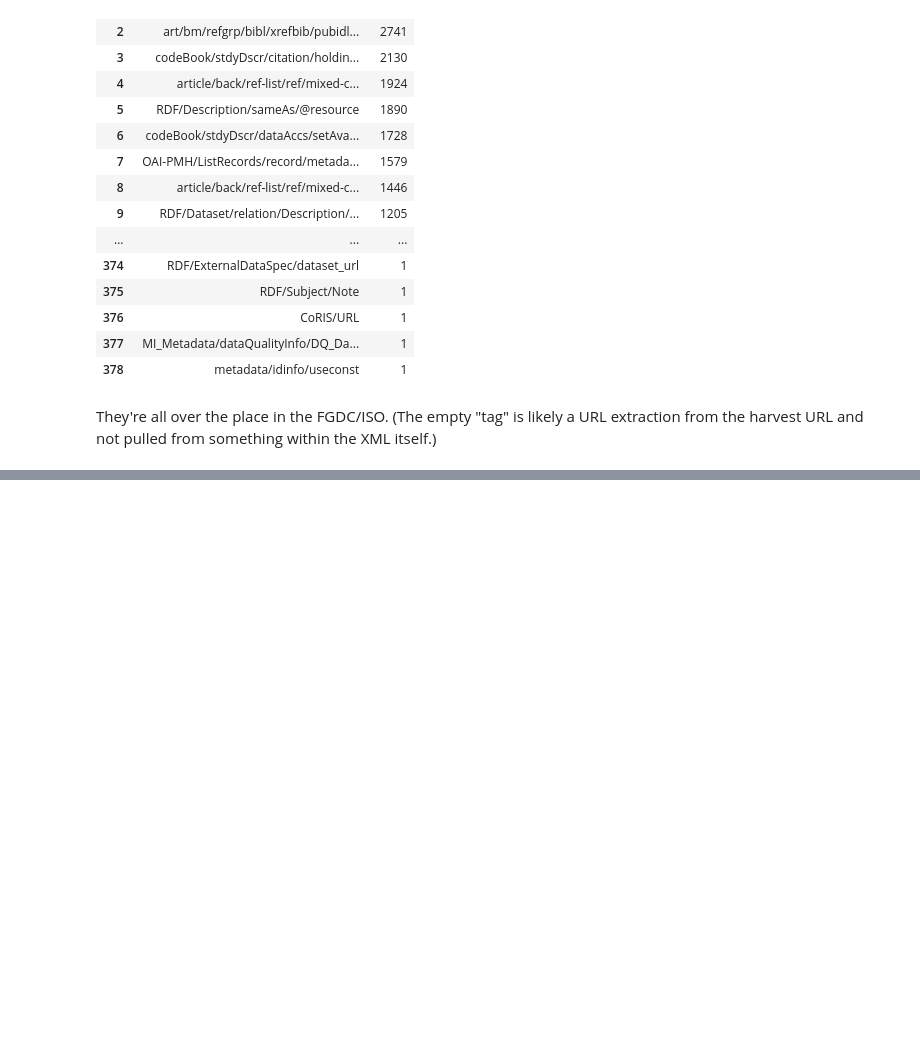
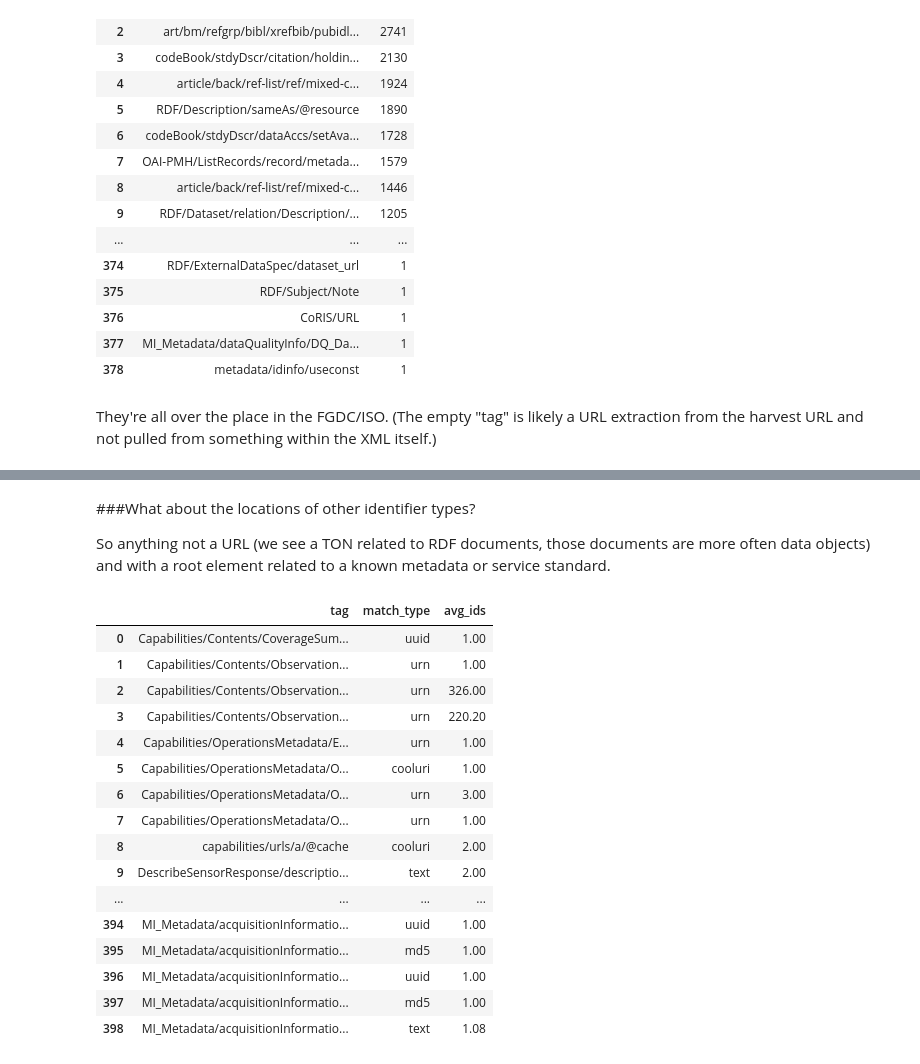
Before and after one commit to b-cube/Response-Identification-Info, a Jupyter notebook: notebooks/Analysis - Identifiers.ipynb, the cells around one changed output, grey strips where cells are left out. Cells and saved outputs as stored; diff of their text form; code cells hidden in the pictures; blank space fills up the shorter version.

```diff
--- a/notebooks/Analysis - Identifiers.ipynb
+++ b/notebooks/Analysis - Identifiers.ipynb
@@ -430,0 +478,58 @@ They're all over the place in the FGDC/ISO. (The empty "tag" is likely a URL ext
+# %% [markdown]
+###What about the locations of other identifier types?
+
+So anything not a URL (we see a TON related to RDF documents, those documents are more often data objects) and with a root element related to a known metadata or service standard.
+# %%
+# the average number of identifiers in a response for a tag and match type pair.
+
+sql = """
+with i as
+(
+	select response_id, tag, match_type, count(potential_identifier) as num
+	from unique_identifiers
+	where match_type != 'url' and tag != ''
+		and (
+			tag ilike 'MI_Metadata/%%'
+			or tag ilike 'MD_Metadata/%%'
+			or tag ilike 'metadata/%%'
+			or tag ilike 'OAI-PMH/%%'
+			or tag ilike 'SensorML/%%'
+			or tag ilike '%%_Capabilities/%%'
+			or tag ilike 'Capabilities/%%'
+			or tag ilike 'DescribeSensorResponse/%%'
+			or tag ilike 'DIF/%%'
+			or tag ilike 'DS_Series/%%'
+			or tag ilike 'eml/%%'
+			or tag ilike 'GetRecordByIdResponse/%%'
+			or tag ilike 'GetRecordsResponse/%%'
+		)
+	group by response_id, tag, match_type
+)
+
+select tag, match_type, round(avg(num), 2) as avg_ids
+from i
+group by tag, match_type
+order by tag, avg_ids DESC;
+"""
+
+df = pd.read_sql(sql, engine)
+with pd.option_context('display.max_colwidth', 600, 'display.max_rows', 900):
+    display(df)
+# %% [output]
+|  | tag | match_type | avg_ids |
+| 0 | Capabilities/Contents/CoverageSum... | uuid | 1.00 |
+| 1 | Capabilities/Contents/Observation... | urn | 1.00 |
+| 2 | Capabilities/Contents/Observation... | urn | 326.00 |
+| 3 | Capabilities/Contents/Observation... | urn | 220.20 |
+| 4 | Capabilities/OperationsMetadata/E... | urn | 1.00 |
+| 5 | Capabilities/OperationsMetadata/O... | cooluri | 1.00 |
+| 6 | Capabilities/OperationsMetadata/O... | urn | 3.00 |
+| 7 | Capabilities/OperationsMetadata/O... | urn | 1.00 |
+| 8 | capabilities/urls/a/@cache | cooluri | 2.00 |
+| 9 | DescribeSensorResponse/descriptio... | text | 2.00 |
+| ... | ... | ... | ... |
+| 394 | MI_Metadata/acquisitionInformatio... | uuid | 1.00 |
+| 395 | MI_Metadata/acquisitionInformatio... | md5 | 1.00 |
+| 396 | MI_Metadata/acquisitionInformatio... | uuid | 1.00 |
+| 397 | MI_Metadata/acquisitionInformatio... | md5 | 1.00 |
+| 398 | MI_Metadata/acquisitionInformatio... | text | 1.08 |
```
Also changed, not shown: parts of 4 cells of this notebook, 4 other files.
